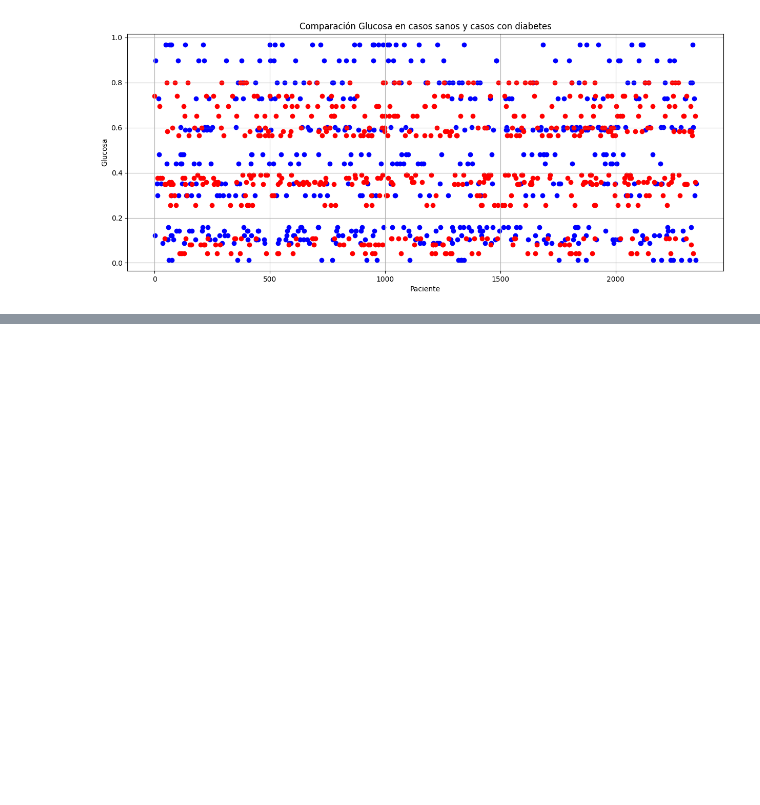
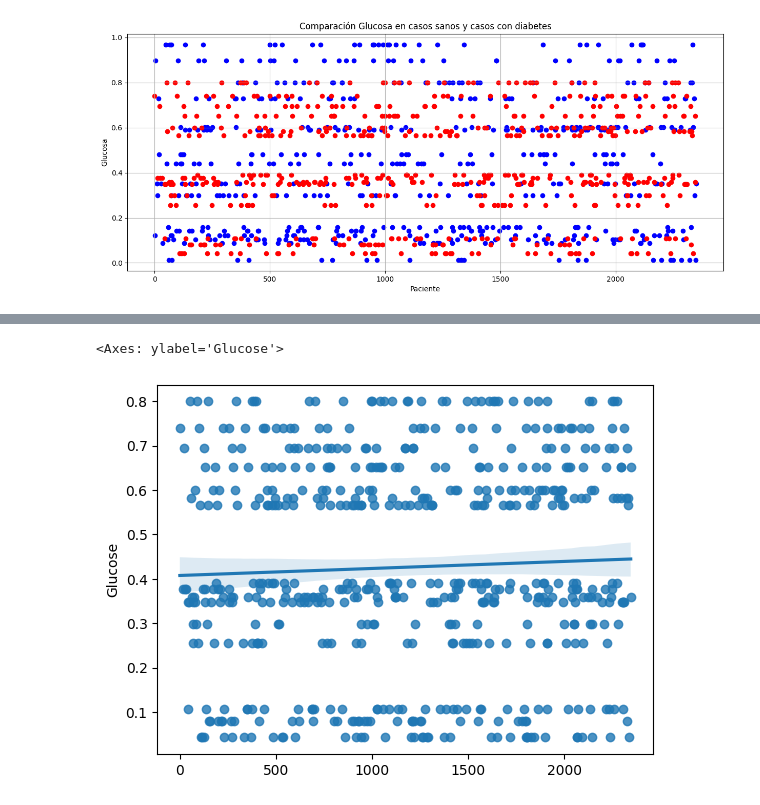
Before and after one commit to borisValdez/DataScience, a Jupyter notebook: ProyectoDS_ParteI_Boris.ipynb, the cells around one changed output, grey strips where cells are left out. Drawn from its saved outputs; the diff is of its cells as text; code cells hidden in the pictures; blank space fills up the shorter version.

```diff
--- a/ProyectoDS_ParteI_Boris.ipynb
+++ b/ProyectoDS_ParteI_Boris.ipynb
@@ -171,0 +179,5 @@ plt.show()
+# %%
+sns.regplot(x =indice2 , y = df_sano['Glucose'] )
+# %% [output]
+<Axes: ylabel='Glucose'>
+[figure, added]
```
Also changed, not shown: parts of 3 cells of this notebook.
